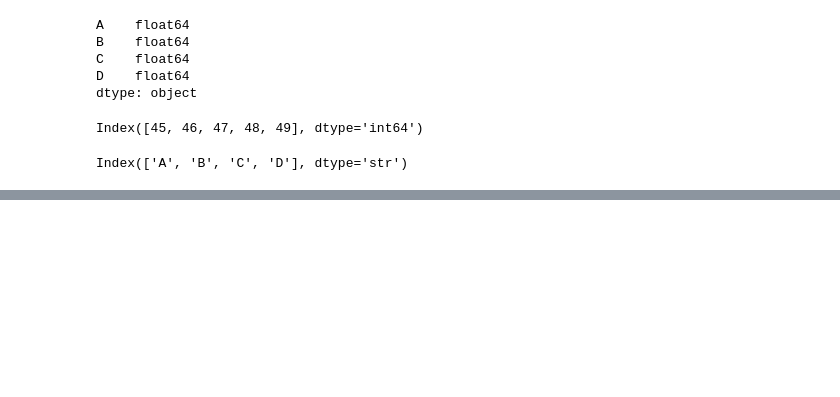
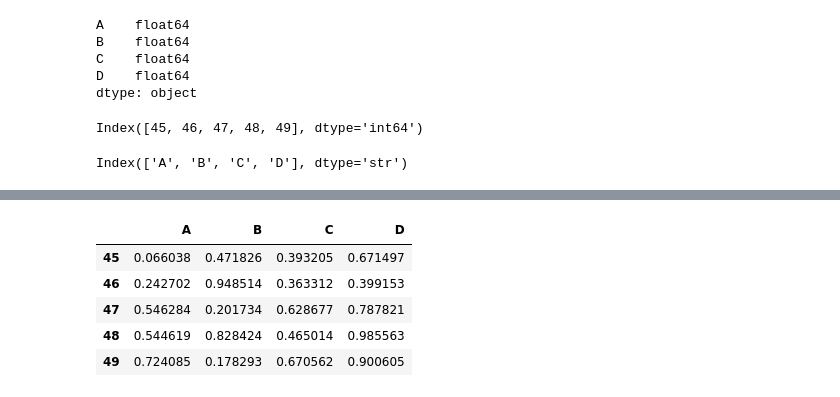
Before and after one commit to Khyaliram-ai/AI-DataScience-Portfolio, a Jupyter notebook: Pandas_Basic/first_pandas.ipynb, the cells around one changed output, grey strips where cells are left out. Saved outputs shown, nothing was run; the diff lists cells and outputs as text; code cells hidden in the pictures; blank space fills up the shorter version.

```diff
--- a/Pandas_Basic/youtube.ipynb
+++ b/Pandas_Basic/first_pandas.ipynb
@@ -254,0 +265,9 @@ newdf[newdf["A"]>0.5]
+# %%
+newdf.copy(deep =True)
+# %% [output]
+|  | A | B | C | D |
+| 45 | 0.066038 | 0.471826 | 0.393205 | 0.671497 |
+| 46 | 0.242702 | 0.948514 | 0.363312 | 0.399153 |
+| 47 | 0.546284 | 0.201734 | 0.628677 | 0.787821 |
+| 48 | 0.544619 | 0.828424 | 0.465014 | 0.985563 |
+| 49 | 0.724085 | 0.178293 | 0.670562 | 0.900605 |
```
Also changed, not shown: parts of 33 cells of this notebook, 3 other files.
